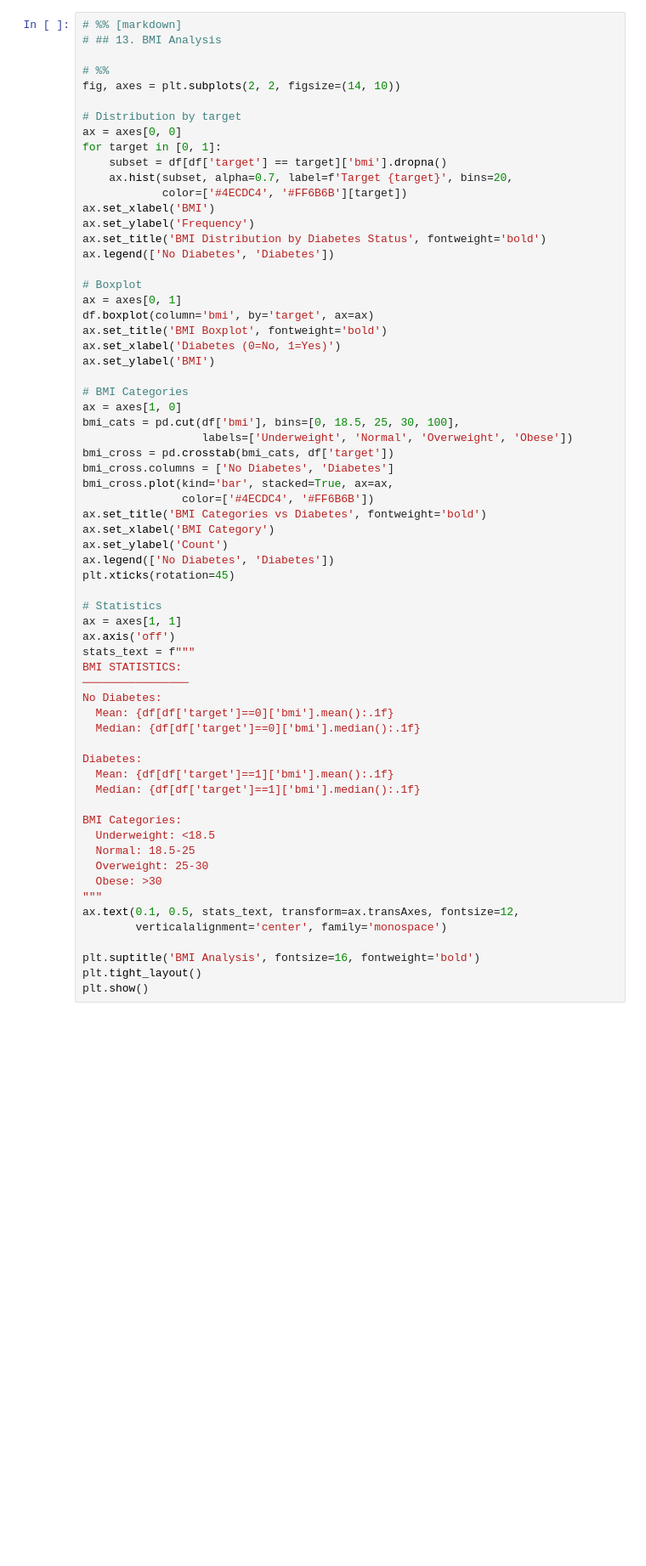
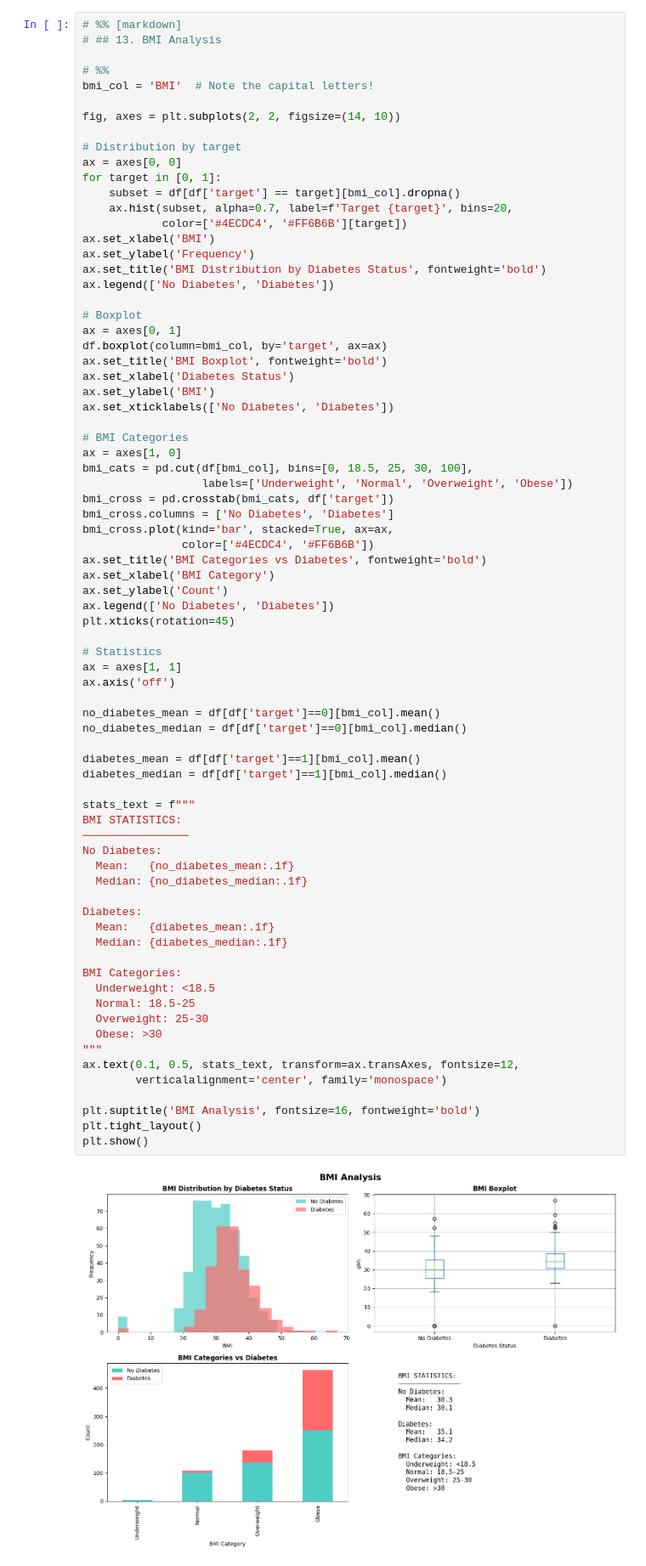
Before and after one commit to melat33/CodeAlpha_tasks, a Jupyter notebook: Disease_Prediction_System/notebooks/DIABETES_PIPELINE.ipynb, the cells around one changed output. Shown at 85% size. Cells and saved outputs as stored; diff of their text form; blank space fills up the shorter version.

```diff
--- a/Disease_Prediction_System/notebooks/DIABETES_PIPELINE.ipynb
+++ b/Disease_Prediction_System/notebooks/DIABETES_PIPELINE.ipynb
@@ -263,12 +383,14 @@ plt.show()
 # ## 13. BMI Analysis
 
 # %%
+bmi_col = 'BMI'  # Note the capital letters!
+
 fig, axes = plt.subplots(2, 2, figsize=(14, 10))
 
 # Distribution by target
 ax = axes[0, 0]
 for target in [0, 1]:
-    subset = df[df['target'] == target]['bmi'].dropna()
+    subset = df[df['target'] == target][bmi_col].dropna()
     ax.hist(subset, alpha=0.7, label=f'Target {target}', bins=20,
             color=['#4ECDC4', '#FF6B6B'][target])
 ax.set_xlabel('BMI')
@@ -278,51 +400,61 @@ ax.legend(['No Diabetes', 'Diabetes'])
 
 # Boxplot
 ax = axes[0, 1]
-df.boxplot(column='bmi', by='target', ax=ax)
+df.boxplot(column=bmi_col, by='target', ax=ax)
 ax.set_title('BMI Boxplot', fontweight='bold')
-ax.set_xlabel('Diabetes (0=No, 1=Yes)')
+ax.set_xlabel('Diabetes Status')
 ax.set_ylabel('BMI')
+ax.set_xticklabels(['No Diabetes', 'Diabetes'])
 
 # BMI Categories
 ax = axes[1, 0]
-bmi_cats = pd.cut(df['bmi'], bins=[0, 18.5, 25, 30, 100],
+bmi_cats = pd.cut(df[bmi_col], bins=[0, 18.5, 25, 30, 100],
                   labels=['Underweight', 'Normal', 'Overweight', 'Obese'])
 bmi_cross = pd.crosstab(bmi_cats, df['target'])
 bmi_cross.columns = ['No Diabetes', 'Diabetes']
 bmi_cross.plot(kind='bar', stacked=True, ax=ax,
                color=['#4ECDC4', '#FF6B6B'])
 ax.set_title('BMI Categories vs Diabetes', fontweight='bold')
 ax.set_xlabel('BMI Category')
 ax.set_ylabel('Count')
 ax.legend(['No Diabetes', 'Diabetes'])
 plt.xticks(rotation=45)
 
 # Statistics
 ax = axes[1, 1]
 ax.axis('off')
+
+no_diabetes_mean = df[df['target']==0][bmi_col].mean()
+no_diabetes_median = df[df['target']==0][bmi_col].median()
+
+diabetes_mean = df[df['target']==1][bmi_col].mean()
+diabetes_median = df[df['target']==1][bmi_col].median()
+
 stats_text = f"""
 BMI STATISTICS:
 ────────────────
 No Diabetes:
-  Mean: {df[df['target']==0]['bmi'].mean():.1f}
-  Median: {df[df['target']==0]['bmi'].median():.1f}
+  Mean:   {no_diabetes_mean:.1f}
+  Median: {no_diabetes_median:.1f}
 
 Diabetes:
-  Mean: {df[df['target']==1]['bmi'].mean():.1f}
-  Median: {df[df['target']==1]['bmi'].median():.1f}
+  Mean:   {diabetes_mean:.1f}
+  Median: {diabetes_median:.1f}
 
 BMI Categories:
   Underweight: <18.5
   Normal: 18.5-25
   Overweight: 25-30
   Obese: >30
 """
 ax.text(0.1, 0.5, stats_text, transform=ax.transAxes, fontsize=12,
         verticalalignment='center', family='monospace')
 
 plt.suptitle('BMI Analysis', fontsize=16, fontweight='bold')
 plt.tight_layout()
 plt.show()
+# %% [output]
+[figure, added]
 # %%
 # %% [markdown]
 # ## 14. Age Analysis
```
Also changed, not shown: parts of 35 cells of this notebook.
